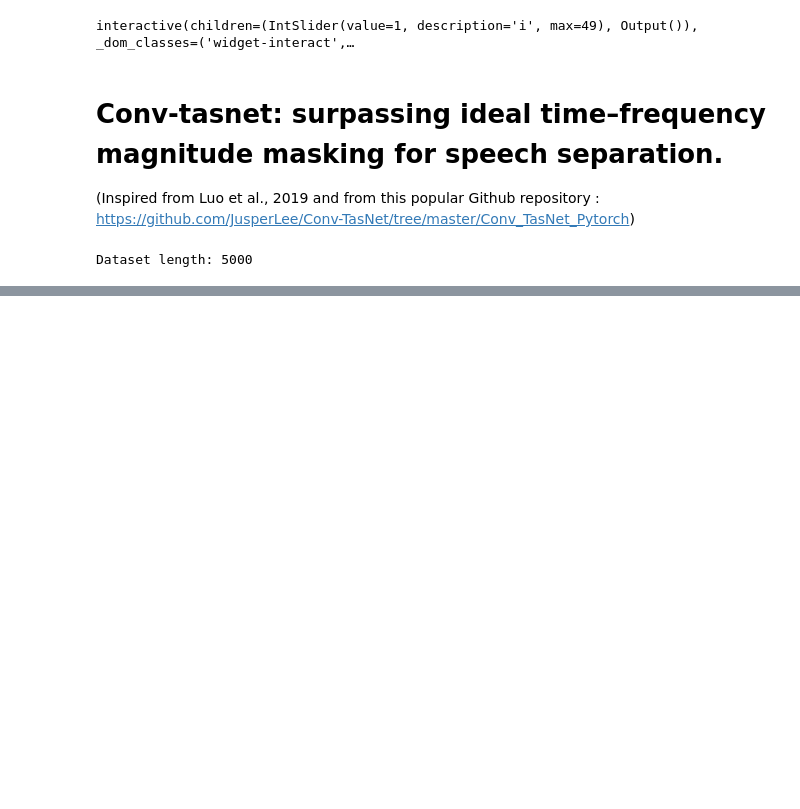
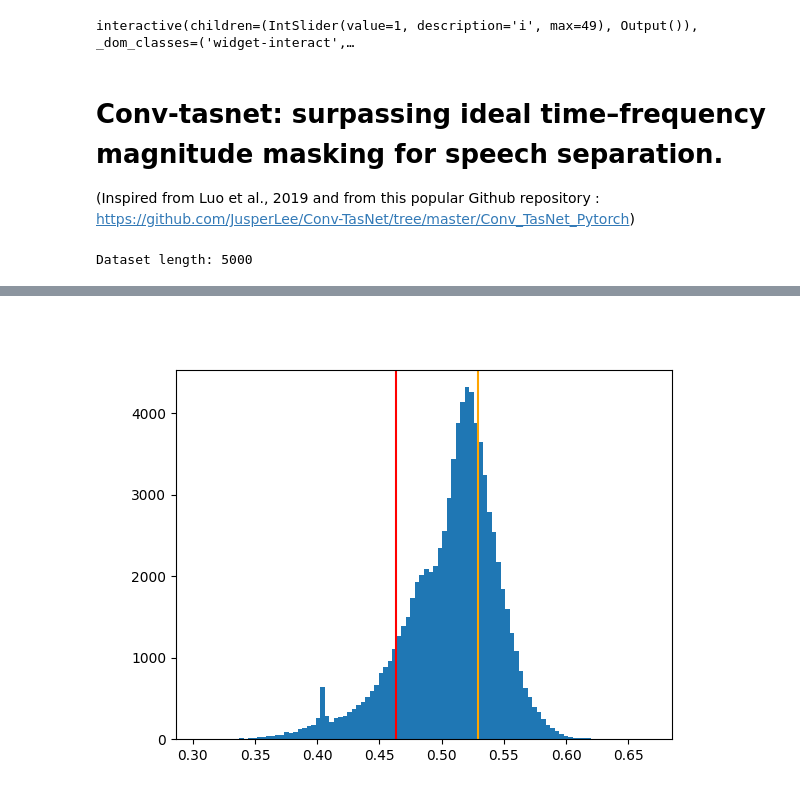
Before and after one commit to cvt8/Deep_signal_separation, a Jupyter notebook: source_separation_TLH_CVT.ipynb, the cells around one changed output, grey strips where cells are left out. Drawn from its saved outputs; the diff is of its cells as text; code cells hidden in the pictures; blank space fills up the shorter version.

```diff
--- a/source_separation_TLH_CVT.ipynb
+++ b/source_separation_TLH_CVT.ipynb
@@ -1109,0 +1396,11 @@ plt.show()
+# %%
+plt.close()
+plt.figure("hist mask")
+example_mask_numpy = example_mask.cpu().numpy().flatten()
+pts, _ = kmeans(example_mask_numpy,2)
+plt.axvline(min(pts),color="red",label="Centroid 1")
+plt.axvline(max(pts),color="orange",label="Centroid 2")
+plt.hist(example_mask_numpy,100)
+plt.show()
+# %% [output]
+[figure, added]
```
Also changed, not shown: parts of 28 cells of this notebook, 1 other file.
